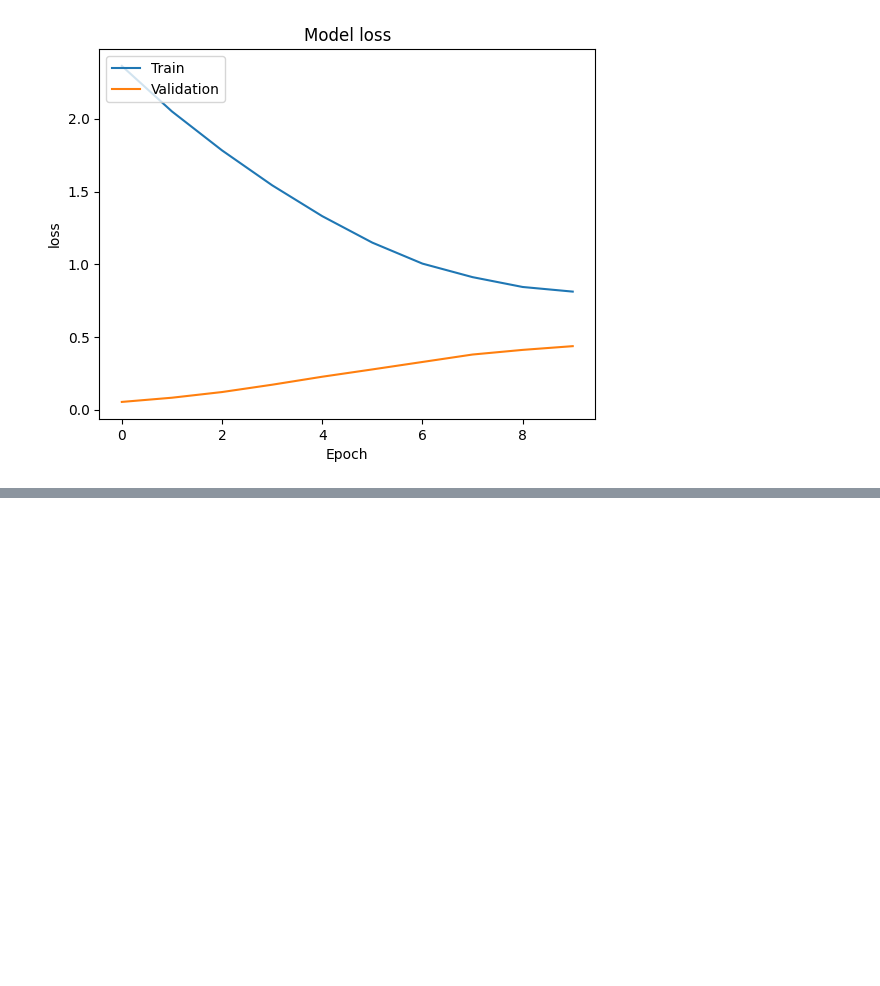
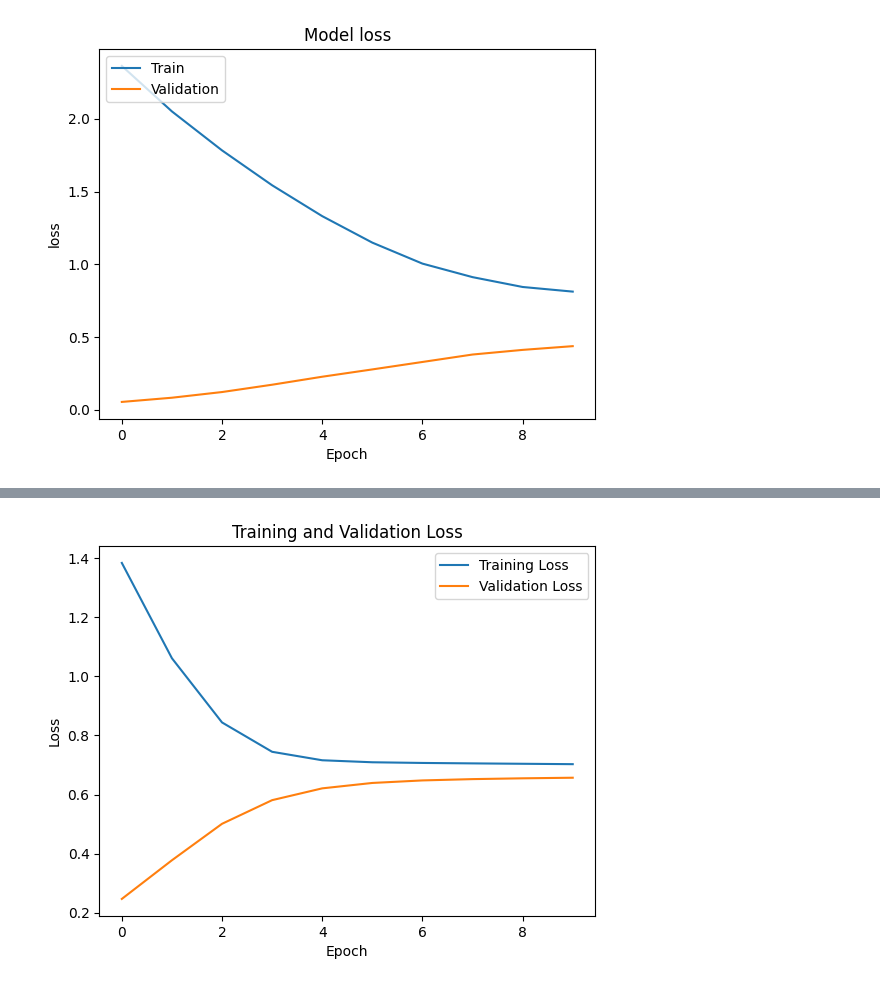
Before and after one commit to bcheng251/BenChen, a Jupyter notebook: Convert_ipynb_to_HTML_in_Colab.ipynb, the cells around one changed output, grey strips where cells are left out. Cells and saved outputs as stored; diff of their text form; code cells hidden in the pictures; blank space fills up the shorter version.

```diff
--- a/Convert_ipynb_to_HTML_in_Colab.ipynb
+++ b/Convert_ipynb_to_HTML_in_Colab.ipynb
@@ -794,3 +794,63 @@ def plot(history, metric):
 plot(history, 'loss')  # Example: Plotting the loss metric
 # %% [output]
 [figure]
+# %%
+import matplotlib.pyplot as plt
+import numpy as np
+import time
+!pip install scikit-learn
+import sklearn
+from sklearn.model_selection import train_test_split
+from tensorflow import keras
+from tensorflow.keras.models import Sequential
+from tensorflow.keras.layers import Dense
+
+# Assuming 'y' is your original labels and you need to create 'x'
+# Replace this with your actual feature data if available
+# For example, creating a sample 'x' with 3 features for 4 samples:
+x = np.array([[1, 2, 3], [4, 5, 6], [7, 8, 9], [10, 11, 12]])
+
+# Assuming 'y' is your original labels with 4 samples:
+y = np.array([0, 1, 0, 1])
+
+# Split the data into training and validation sets
+# test_size=0.2 means 20% of the data will be used for validation
+# random_state=42 ensures consistent splitting for reproducibility
+x_train, x_val, y_train, y_val = train_test_split(x, y, test_size=0.2, random_state=42)
+
+# Define the model with the correct input shape
+model = Sequential()
+# input_shape should match the number of features in your data (3 in this case)
+model.add(Dense(10, activation='relu', input_shape=(x_train.shape[1],)))
+model.add(Dense(1, activation='sigmoid'))  # Assuming binary classification
+
+# Compile the model before fitting
+# This step configures the model for training
+model.compile(loss="binary_crossentropy", optimizer="sgd", metrics=["accuracy"]) # Added compile step
+
+batch_size = x_train.shape[0]
+epochs = 10
+
+# time.time() returns the time in seconds.
+start = time.time()
+
+# Fitting the model.
+history = model.fit(
+    x_train, y_train,
+    validation_data=(x_val,y_val),
+    batch_size=batch_size,
+    epochs=epochs
+)
+
+# time.time() returns the time in seconds.
+end = time.time()
+
+# Now, you can plot the history in the same cell:
+plt.plot(history.history['loss'], label='Training Loss')
+plt.plot(history.history['val_loss'], label='Validation Loss')
+plt.title('Training and Validation Loss')
+plt.xlabel('Epoch')
+plt.ylabel('Loss')
+plt.legend()
+plt.show()
+# %% [output]
@@ -796,0 +874 @@ plot(history, 'loss')  # Example: Plotting the loss metric
+[figure, added]
```
Also changed, not shown: parts of 7 cells of this notebook.
